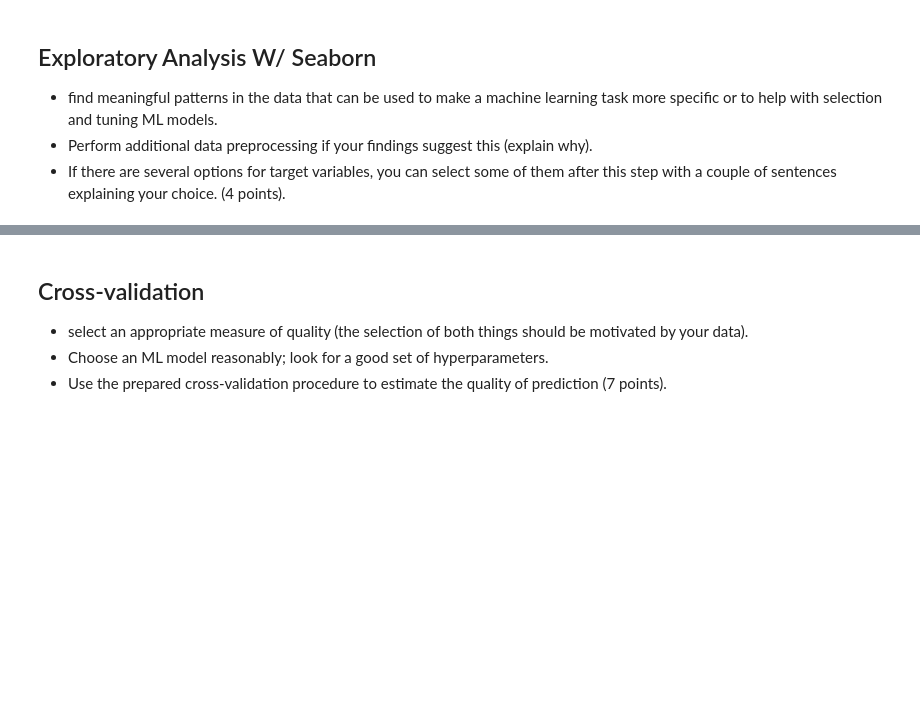
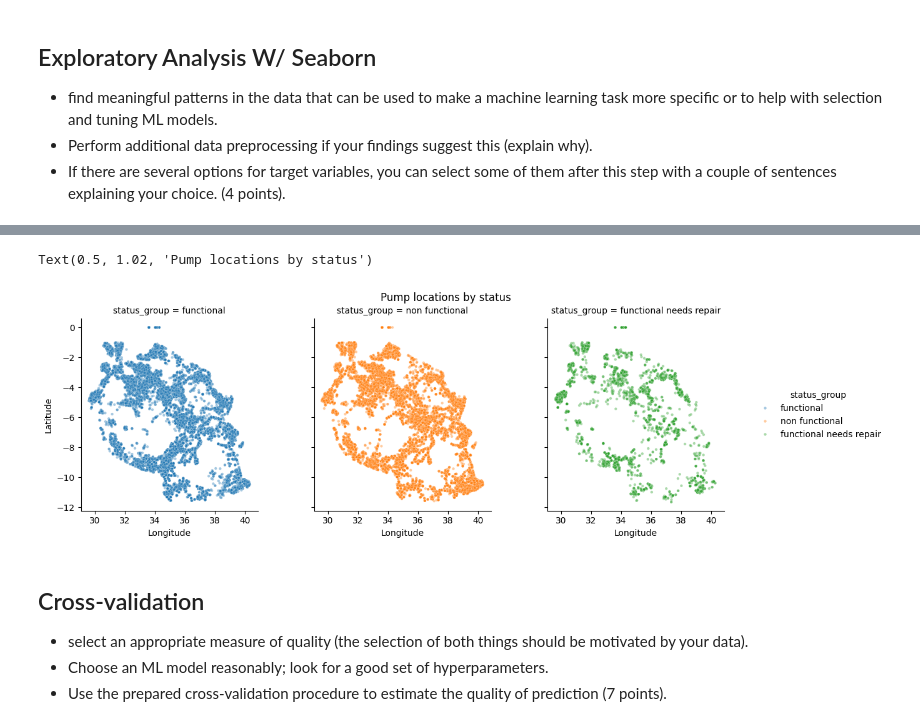
Before and after one commit to OrionXV/AI7101-Project, a Jupyter notebook: CleanStart.ipynb, the cells around one changed output, grey strips where cells are left out. Cells and saved outputs as stored; diff of their text form; code cells hidden in the pictures; blank space fills up the shorter version.

Commit message:
- still need to do more EDA - add the previous code arsalaan made, but tweak it

```diff
--- a/CleanStart.ipynb
+++ b/CleanStart.ipynb
@@ -253,3 +236,17 @@ plt.show()
+# %%
+# previous graph isnt that obvious, so instead map each spatial area by class
+tmp = df_proc[['longitude','latitude','status_group']]
+
+g = sns.relplot(
+    data=tmp, x='longitude', y='latitude',
+    col='status_group', col_wrap=3, s=10, alpha=0.4, height=4, hue=y
+)
+g.set(xlabel='Longitude', ylabel='Latitude', aspect='equal')
+g.fig.suptitle('Pump locations by status', y=1.02)
+#results show that no, it doesnt seem to really affect
+# %% [output]
+Text(0.5, 1.02, 'Pump locations by status')
+[figure, added]
 # %% [markdown]
 ## Cross-validation
 - select an appropriate measure of quality (the selection of both things should be motivated by your data).
```
Also changed, not shown: parts of 14 cells of this notebook.
